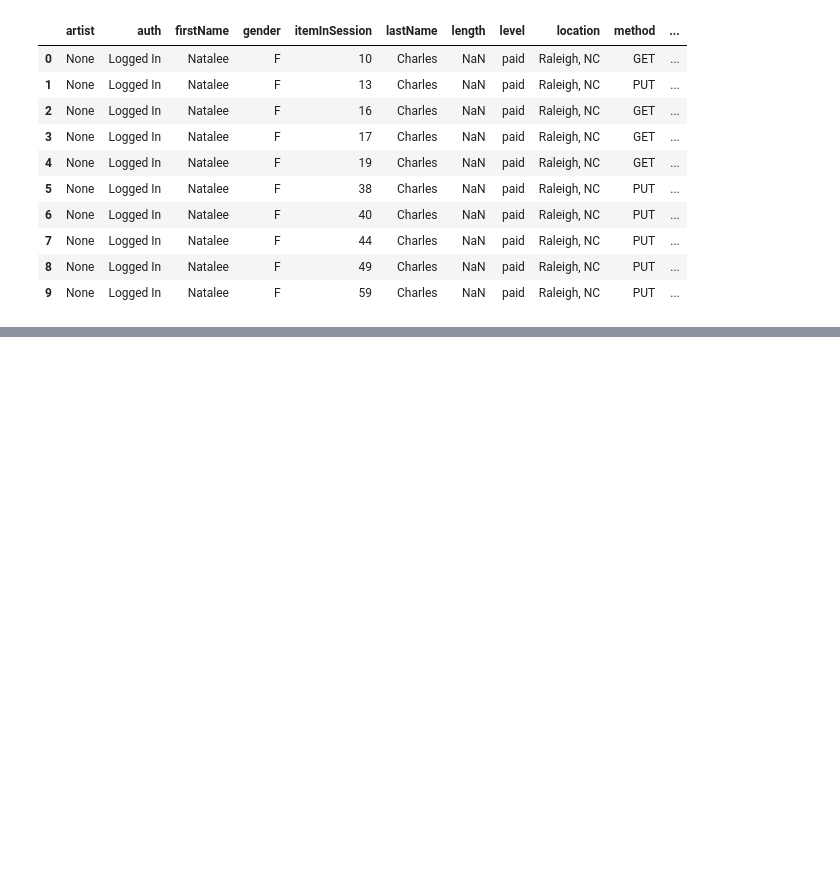
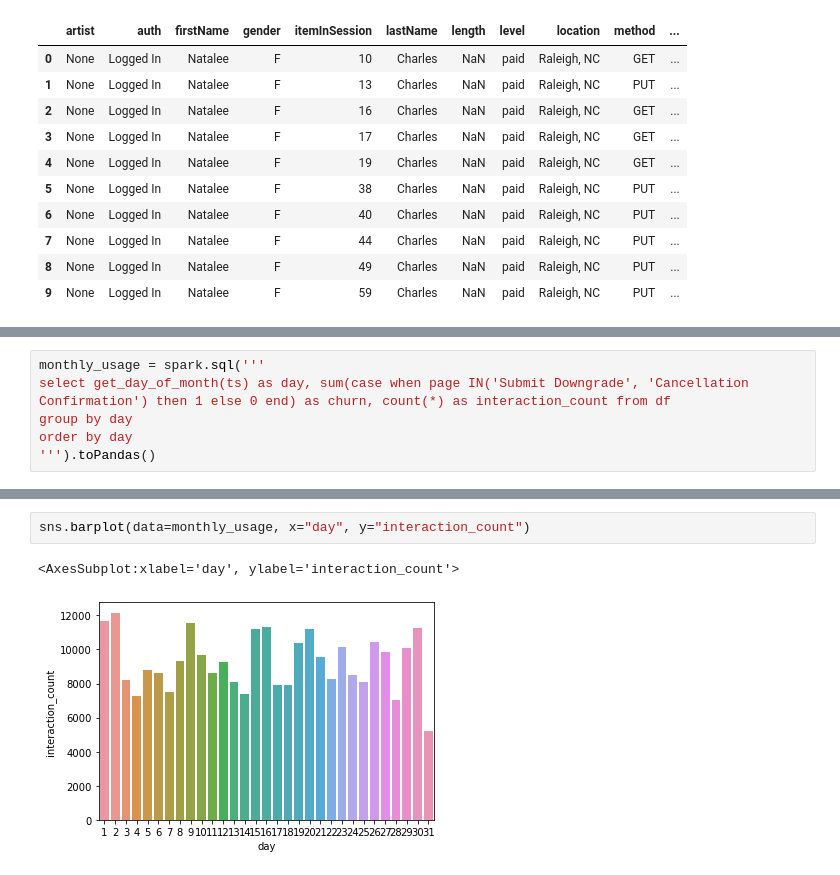
Before and after one commit to bullett445/udacity-sparkify, a Jupyter notebook: Sparkify_Feature_Creation.ipynb, the cells around one changed output, grey strips where cells are left out. Drawn from its saved outputs; the diff is of its cells as text; blank space fills up the shorter version.

```diff
--- a/Sparkify_Feature_Creation.ipynb
+++ b/Sparkify_Feature_Creation.ipynb
@@ -156,0 +362,6 @@ order by count(*) desc
+# %%
+monthly_usage = spark.sql('''
+select get_day_of_month(ts) as day, sum(case when page IN('Submit Downgrade', 'Cancellation Confirmation') then 1 else 0 end) as churn, count(*) as interaction_count from df
+group by day
+order by day
+''').toPandas()
@@ -156,0 +388,5 @@ order by count(*) desc
+# %%
+sns.barplot(data=monthly_usage, x="day", y="interaction_count")
+# %% [output]
+<AxesSubplot:xlabel='day', ylabel='interaction_count'>
+[figure, added]
```
Also changed, not shown: parts of 22 cells of this notebook.
